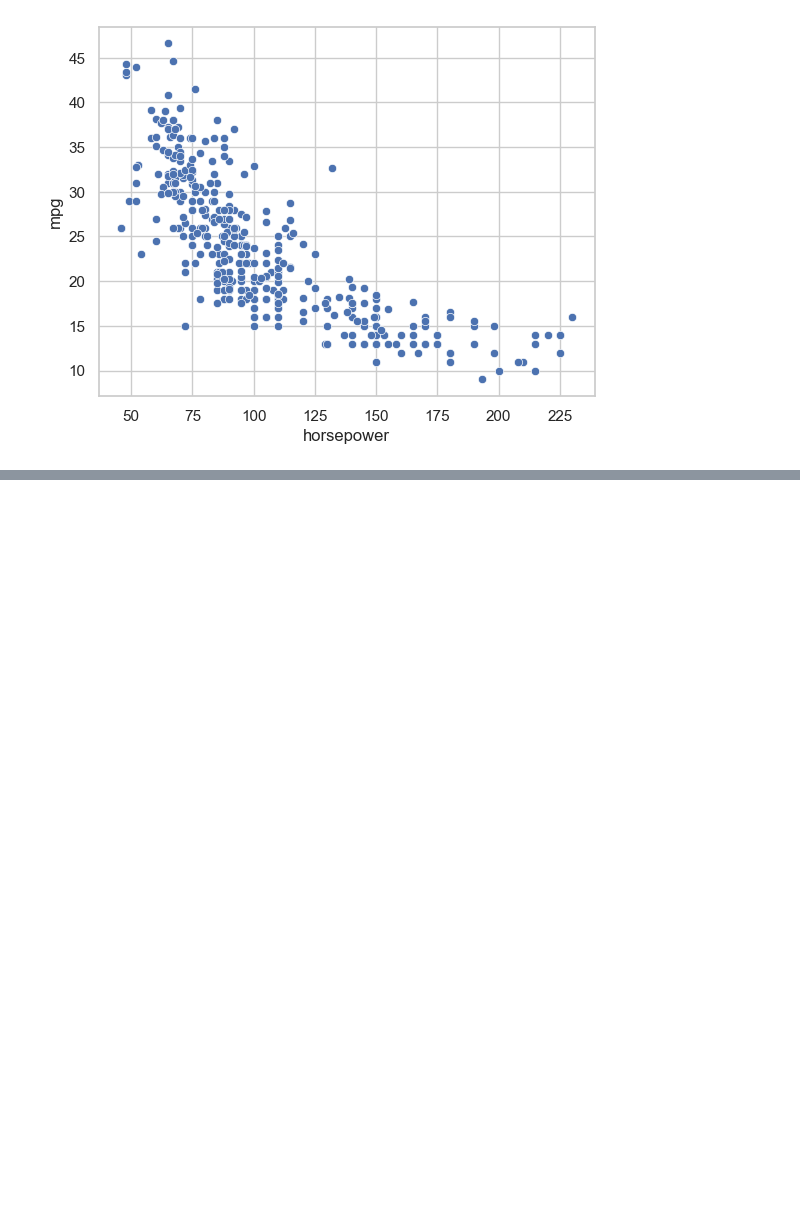
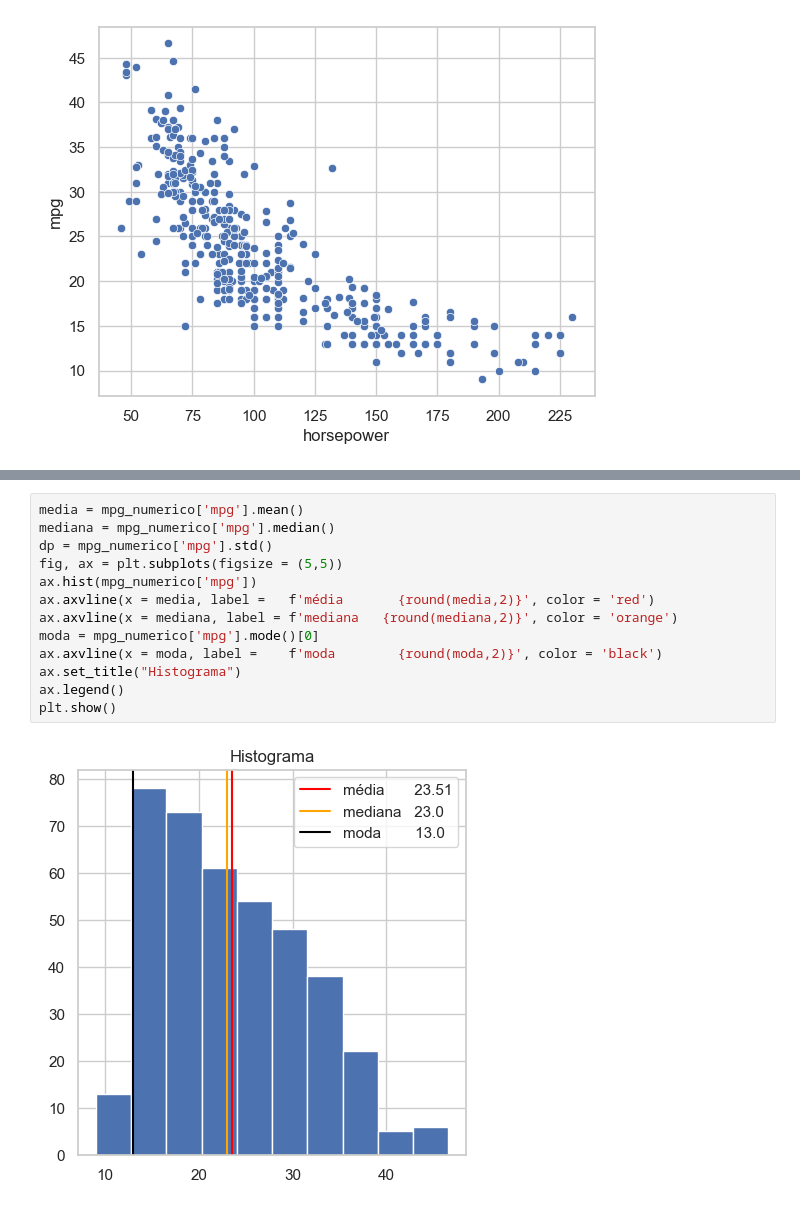
Before and after one commit to RSAmanda/Ada_iFood_Mod05_Estatistica_1, a Jupyter notebook: Analises_mpg.ipynb, the cells around one changed output, grey strips where cells are left out. Cells and saved outputs as stored; diff of their text form; blank space fills up the shorter version.

```diff
--- a/Analises_mpg.ipynb
+++ b/Analises_mpg.ipynb
@@ -103,0 +116,15 @@ Text(0.5, 1.0, 'Correlação de spearman')
+# %%
+media = mpg_numerico['mpg'].mean()
+mediana = mpg_numerico['mpg'].median()
+dp = mpg_numerico['mpg'].std()
+fig, ax = plt.subplots(figsize = (5,5))
+ax.hist(mpg_numerico['mpg'])
+ax.axvline(x = media, label =   f'média       {round(media,2)}', color = 'red')
+ax.axvline(x = mediana, label = f'mediana   {round(mediana,2)}', color = 'orange')
+moda = mpg_numerico['mpg'].mode()[0]
+ax.axvline(x = moda, label =    f'moda        {round(moda,2)}', color = 'black')
+ax.set_title("Histograma")
+ax.legend()
+plt.show()
+# %% [output]
+[figure, added]
```
Also changed, not shown: parts of 4 cells of this notebook, 1 other file.
